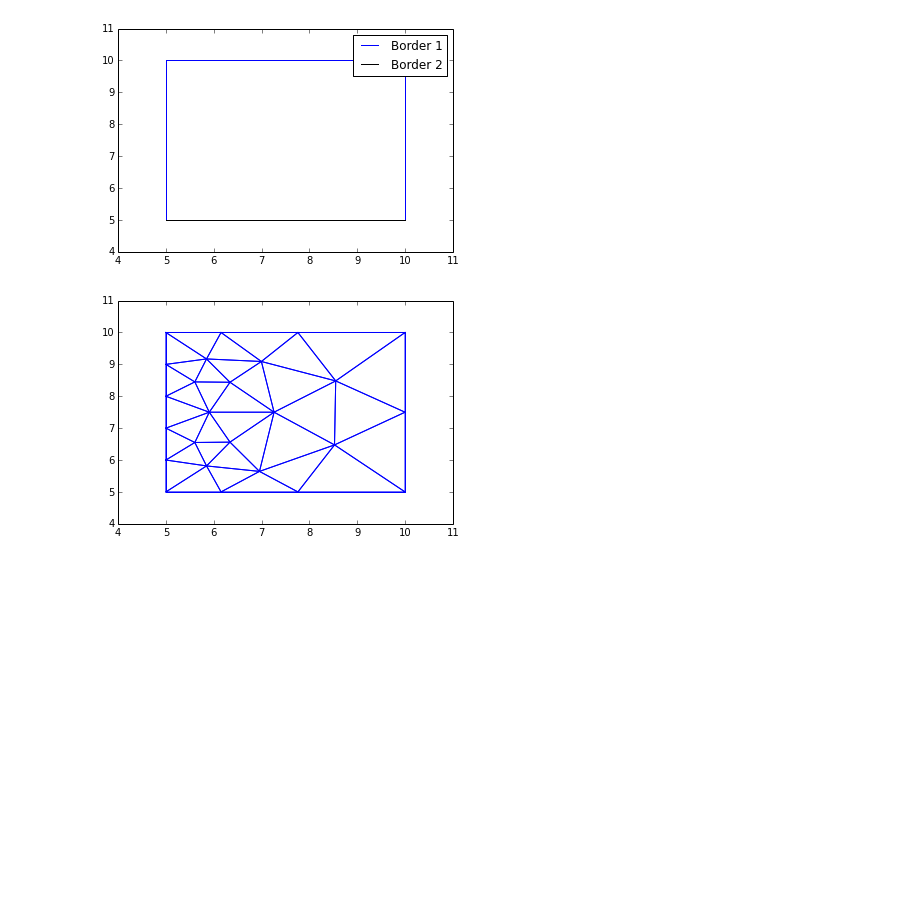
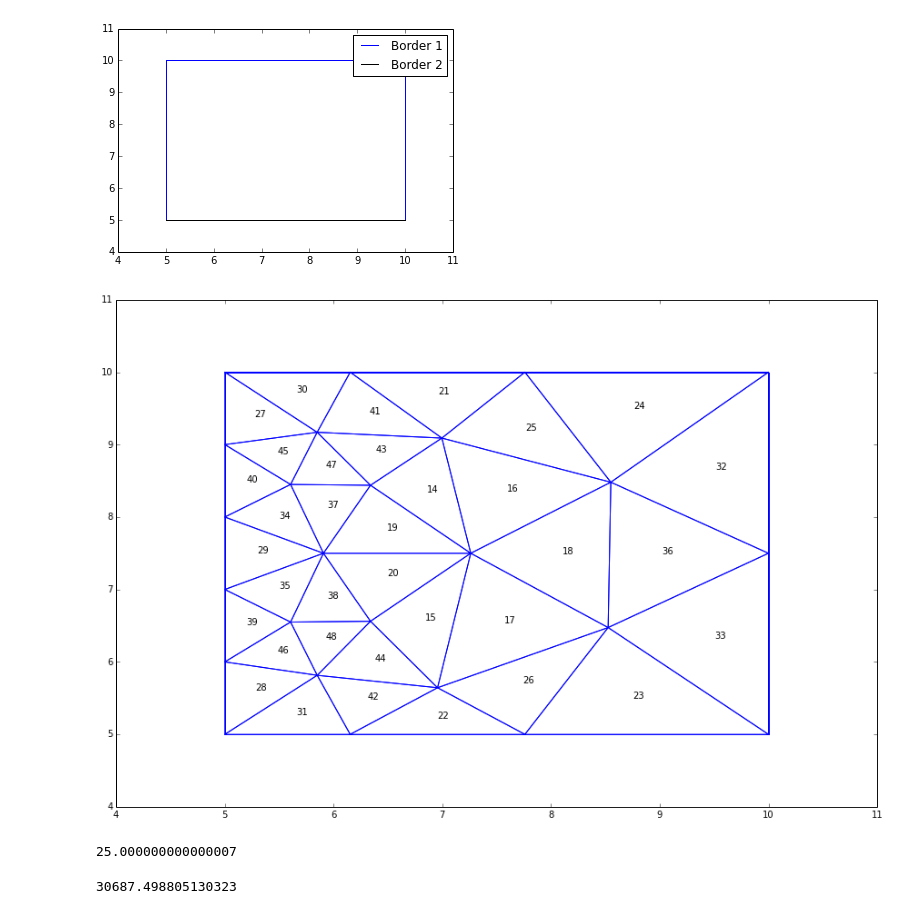
Before and after one commit to dlilien/ess_523, a Jupyter notebook: 524_mesh_demo.ipynb, the cells around one changed output. Saved outputs shown, nothing was run; the diff lists cells and outputs as text; code cells hidden in the pictures; blank space fills up the shorter version.

```diff
--- a/524_mesh_demo.ipynb
+++ b/524_mesh_demo.ipynb
@@ -35,7 +54,16 @@ m.PlotBorder()                 # Convenience function to show the boundaries
 tm.PlotBorder(axis=[4, 11, 4, 11])
 # %% [output]
 [figure]
-# %%
-tm.PlotMesh(axis=[4, 11, 4, 11])
-# %% [output]
-[figure, removed]
+# %%
+plt.figure(2,figsize=(15,10))                  # A nice display size
+tm.PlotMesh(axis=[4, 11, 4, 11],labels='number',fignum=2)    # Print it out
+# %% [output]
+[figure, added]
+# %%
+np.sum([tm.elements[eln].area for eln in tm.eltypes[2]])  # Check that I did not screw up my area calculations
+# %% [output]
+25.000000000000007
+# %%
+np.sum([m.elements[eln].area for eln in m.eltypes[2]])/10.0**6  # How big is Smith?
+# %% [output]
+30687.498805130323
```
Also changed, not shown: parts of 3 cells of this notebook, 1 other file.
